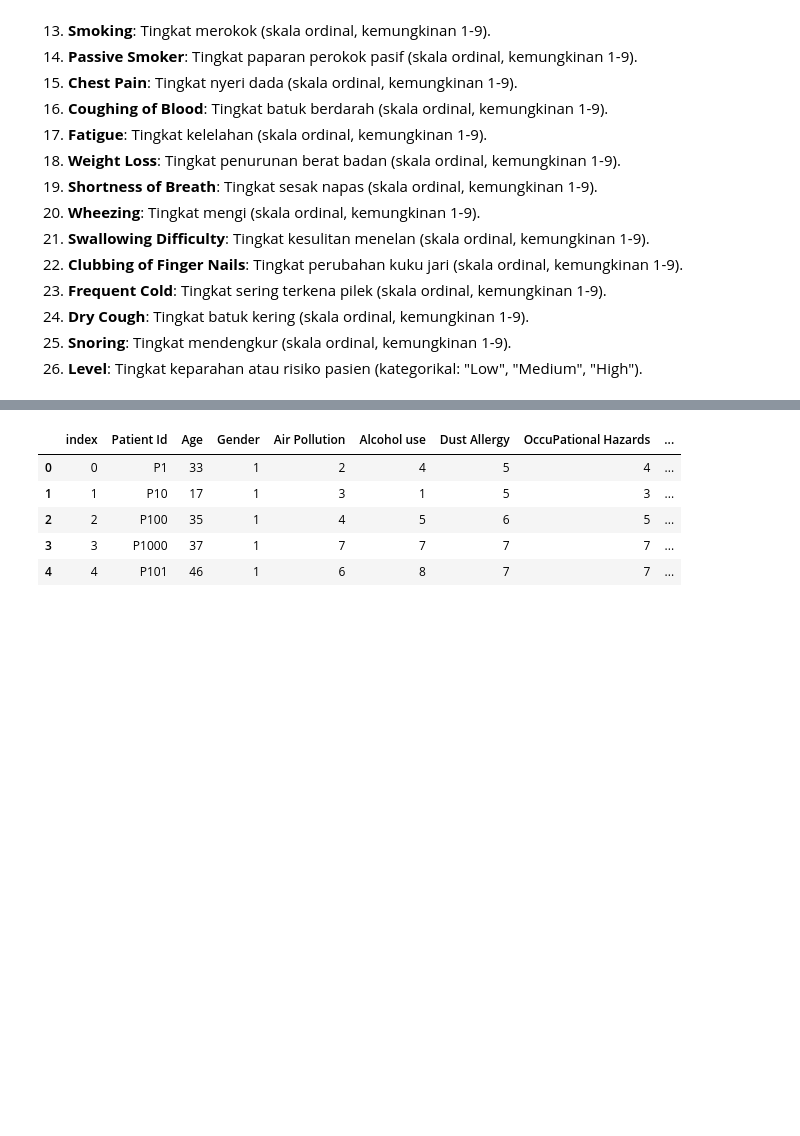
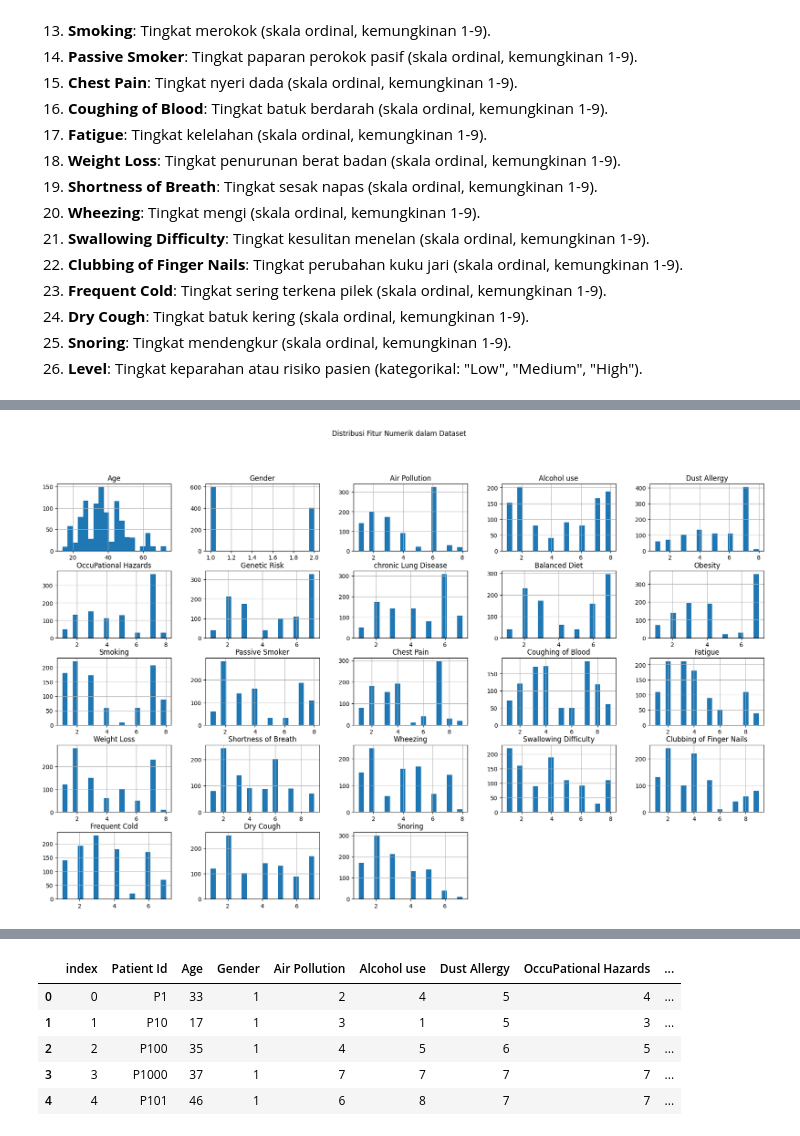
Before and after one commit to Ysfii-Dev/Sistem-Prediksi-Resiko-Kanker-ParuParu, a Jupyter notebook: predict_model_ann.ipynb, the cells around one changed output, grey strips where cells are left out. Saved outputs shown, nothing was run; the diff lists cells and outputs as text; code cells hidden in the pictures; blank space fills up the shorter version.

```diff
--- a/predict_model_ann.ipynb
+++ b/predict_model_ann.ipynb
@@ -65,0 +137,7 @@ Dataset ini memiliki 26 kolom dengan informasi sebagai berikut:
+# %%
+# Membatasi histogram untuk fitur mulai dari indeks 1
+df.iloc[:, 1:].hist(bins=20, figsize=(22, 13), layout=(5, 5))
+plt.suptitle("Distribusi Fitur Numerik dalam Dataset")
+plt.show()
+# %% [output]
+[figure, added]
```
Also changed, not shown: parts of 23 cells of this notebook.
